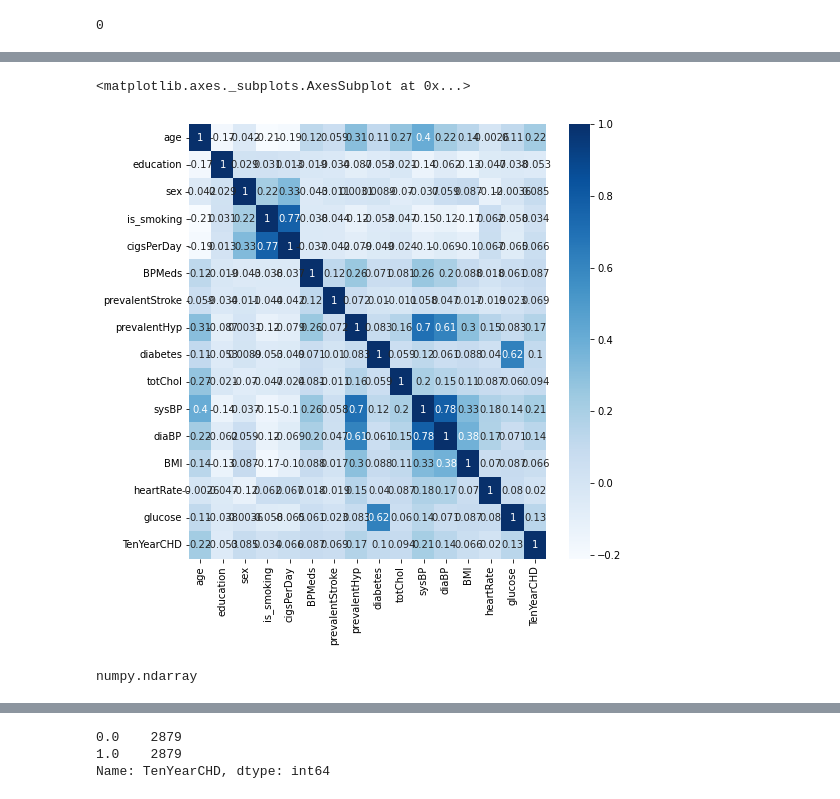
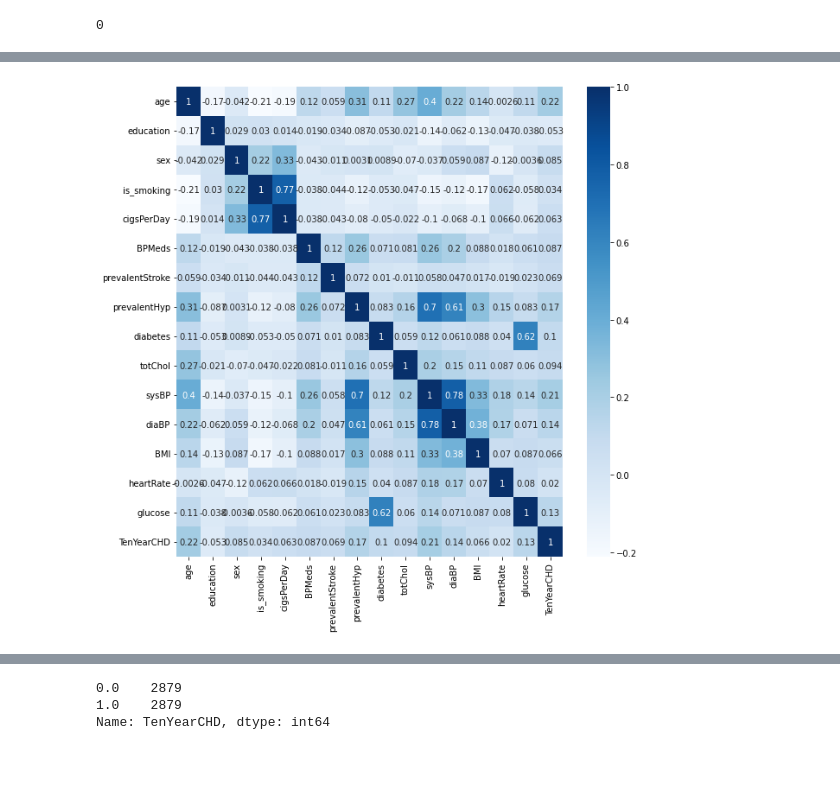
Before and after one commit to abdulaziz2208/CardiovascularRisk-Pred, a Jupyter notebook: CardiovascularPred.ipynb, the cells around one changed output, grey strips where cells are left out. Saved outputs shown, nothing was run; the diff lists cells and outputs as text; code cells hidden in the pictures; blank space fills up the shorter version.

```diff
--- a/CardiovascularPred.ipynb
+++ b/CardiovascularPred.ipynb
@@ -297,9 +294,8 @@ data_trans.head()
 # %%
 data=data_trans.copy()
 # %%
-plt.figure(figsize=(8,8))
-sns.heatmap(data.corr(),annot=True,cmap='Blues')
+plt.figure(figsize=(10,10))
+sns.heatmap(data.corr(),annot=True,cmap='Blues');
 # %% [output]
-<matplotlib.axes._subplots.AxesSubplot at 0x...>
-[figure, old version]
+[figure, new version]
 # %%
@@ -306,8 +303,3 @@ sns.heatmap(data.corr(),annot=True,cmap='Blues')
 X=data.drop(['TenYearCHD'],axis=1).values
 y=data['TenYearCHD'].values
-# %%
-type(y)
-#y.iloc[[220, 77, 324, 462, 328],:]
-# %% [output]
-numpy.ndarray
 # %%
```
Also changed, not shown: parts of 77 cells of this notebook.
